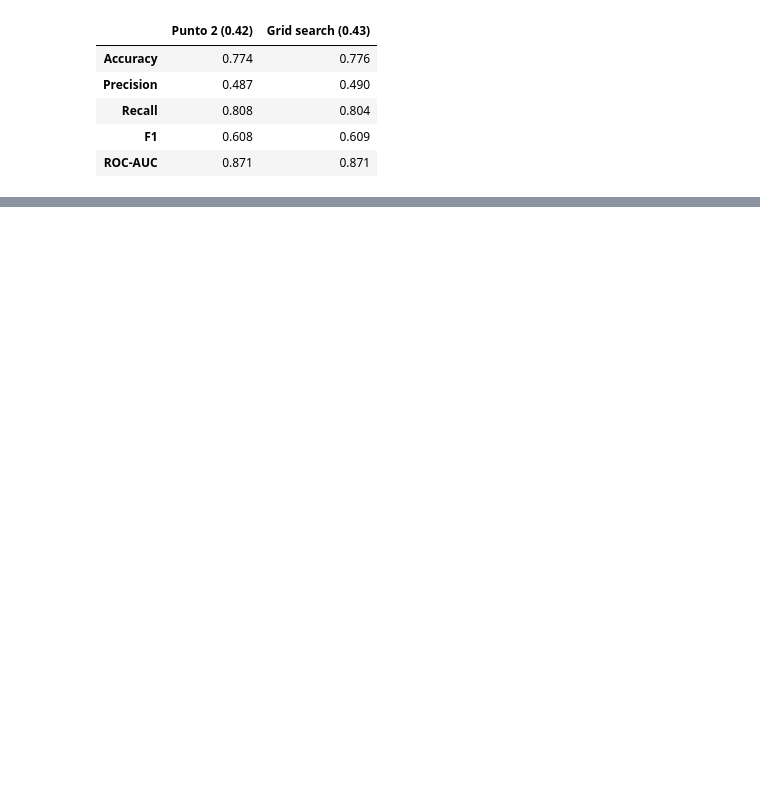
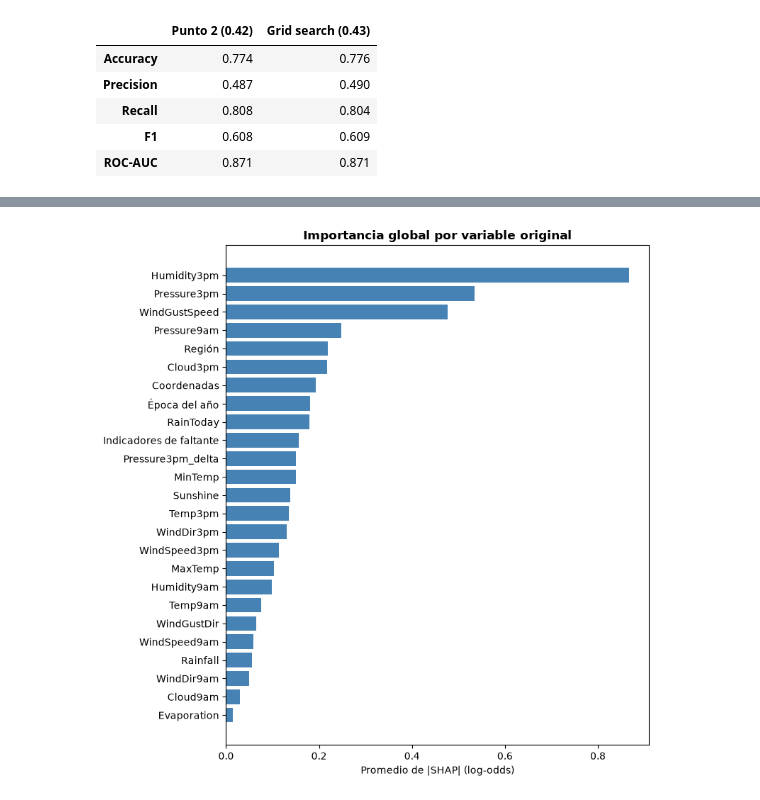
Before and after one commit to Guillerminav/TP_AA1_Arias_Bousono_Casariego, a Jupyter notebook: TP_2/TP-clasificacion-AA1.ipynb, the cells around one changed output, grey strips where cells are left out. Saved outputs shown, nothing was run; the diff lists cells and outputs as text; code cells hidden in the pictures; blank space fills up the shorter version.

```diff
--- a/TP_2/TP-clasificacion-AA1.ipynb
+++ b/TP_2/TP-clasificacion-AA1.ipynb
@@ -1013,0 +1079,21 @@ pd.DataFrame({f'Punto 2 ({umbral_elegido:.2f})': calcular_metricas(y_val, prob_v
+# %%
+shap_df = pd.DataFrame(sv.values, columns=sv.feature_names)
+cols = pd.Index(shap_df.columns).astype(str)
+
+# Grupo de cada columna: seno/coseno, regiones, coordenadas y faltantes se juntan en una sola variable
+grupos = np.select([cols.str.endswith('_falta'), cols.str.startswith('Region_'),
+                    cols.isin(['Lat', 'Lon']), cols.str.startswith('Doy_')],
+                   ['Indicadores de faltante', 'Región', 'Coordenadas', 'Época del año'],
+                   default=cols.str.replace(r'_(sin|cos)$', '', regex=True))
+
+# Por la aditividad podemos sumar los SHAP de un grupo en cada día y después promediar el valor absoluto
+importancia_grupo = shap_df.T.groupby(grupos).sum().T.abs().mean().sort_values()
+
+fig, ax = plt.subplots(figsize=(8, 8))
+ax.barh(importancia_grupo.index, importancia_grupo.values, color='steelblue')
+ax.set_xlabel('Promedio de |SHAP| (log-odds)')
+ax.set_title('Importancia global por variable original', fontweight='bold')
+plt.tight_layout()
+plt.show()
+# %% [output]
+[figure, added]
```
Also changed, not shown: parts of 14 cells of this notebook.
